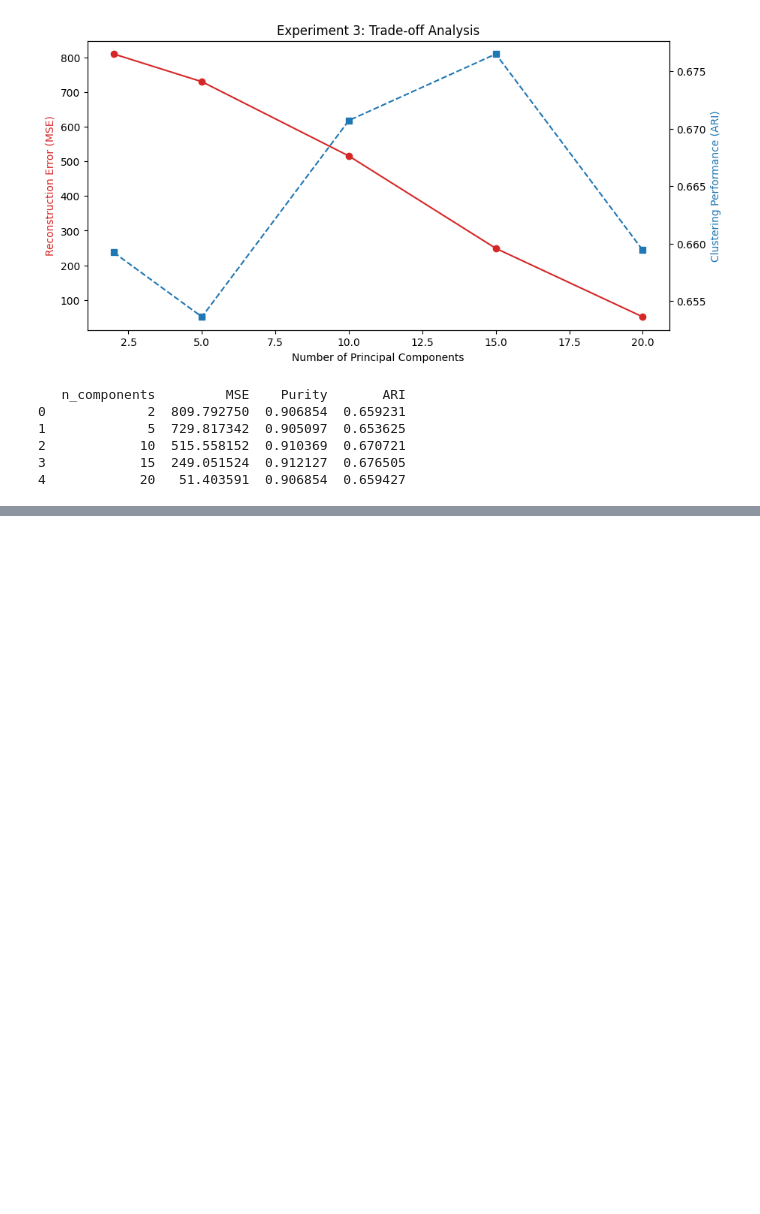
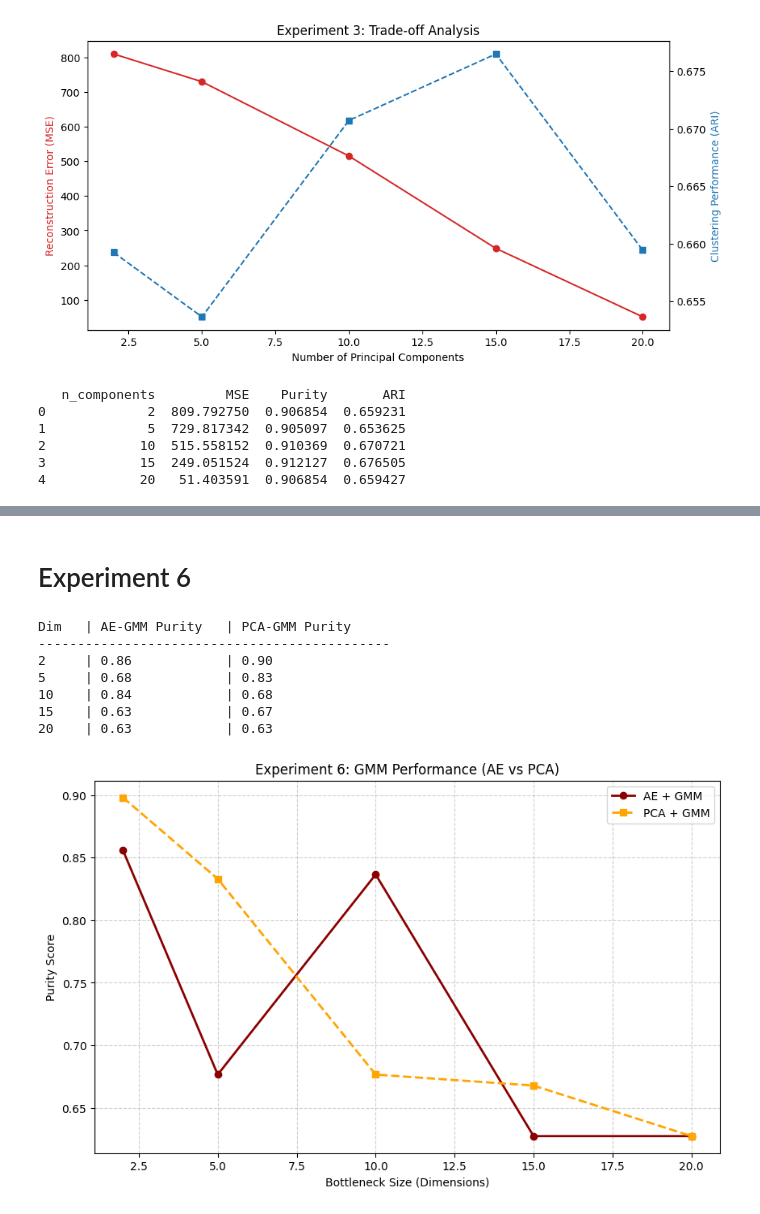
Before and after one commit to RoberRamzy/Dimensionality-Reduction-and-Clustering-Algorithms, a Jupyter notebook: project.ipynb, the cells around one changed output, grey strips where cells are left out. Drawn from its saved outputs; the diff is of its cells as text; code cells hidden in the pictures; blank space fills up the shorter version.

```diff
--- a/project.ipynb
+++ b/project.ipynb
@@ -1247,0 +1327,74 @@ print(df_exp3)
+# %% [markdown]
+# Experiment 6
+# %%
+import numpy as np
+import matplotlib.pyplot as plt
+
+# Setup Parameters
+latent_dims = [2, 5, 10, 15, 20]
+ae_gmm_purities = []
+pca_gmm_purities = []
+
+# Ensure we are using the scaled numpy values
+X_input = X_scaled.values if hasattr(X_scaled, 'values') else X_scaled
+y_true = target.values if hasattr(target, 'values') else target
+
+print(f"{'Dim':<5} | {'AE-GMM Purity':<15} | {'PCA-GMM Purity':<15}")
+print("-" * 45)
+
+for dim in latent_dims:
+    # autoencoder training
+    input_dim = X_input.shape[1]
+    ae = Autoencoder(
+        layer_sizes=[input_dim, 16, dim],
+        layer_activations=['linear', 'relu'],
+        learning_rate=0.01
+    )
+    ae.train(X_input, epochs=200, mini_batch_size=32)
+    X_latent_ae = ae.encode(X_input)
+
+    # DR  with pca
+    pca = PCA(n_components=dim)
+    pca.fit(X_input)
+    X_latent_pca = pca.transform(X_input)
+
+    # GMM
+    gmm_ae = GMM(n_components=2, covariance_type='full', max_iters=100)
+    gmm_ae.fit(X_latent_ae)
+
+    gmm_pca = GMM(n_components=2, covariance_type='full', max_iters=100)
+    gmm_pca.fit(X_latent_pca)
+
+    # Labels via Max Probability (Responsibilities)
+    labels_ae = np.argmax(gmm_ae.predict_proba(X_latent_ae), axis=1)
+    labels_pca = np.argmax(gmm_pca.predict_proba(X_latent_pca), axis=1)
+
+    # Calculate Purities
+    p_ae = calculate_purity(y_true, labels_ae)
+    p_pca = calculate_purity(y_true, labels_pca)
+
+    ae_gmm_purities.append(p_ae)
+    pca_gmm_purities.append(p_pca)
+
+    print(f"{dim:<5} | {p_ae:<15.2f} | {p_pca:<15.2f}")
+
+# --- Visualization ---
+plt.figure(figsize=(10, 6))
+plt.plot(latent_dims, ae_gmm_purities, 'o-', label='AE + GMM', color='darkred', linewidth=2)
+plt.plot(latent_dims, pca_gmm_purities, 's--', label='PCA + GMM', color='orange', linewidth=2)
+
+plt.title('Experiment 6: GMM Performance (AE vs PCA)')
+plt.xlabel('Bottleneck Size (Dimensions)')
+plt.ylabel('Purity Score')
+plt.legend()
+plt.grid(True, linestyle='--', alpha=0.6)
+plt.show()
+# %% [output]
+Dim   | AE-GMM Purity   | PCA-GMM Purity
+---------------------------------------------
+2     | 0.86            | 0.90
+5     | 0.68            | 0.83
+10    | 0.84            | 0.68
+15    | 0.63            | 0.67
+20    | 0.63            | 0.63
+[figure, added]
```
Also changed, not shown: parts of 6 cells of this notebook.
